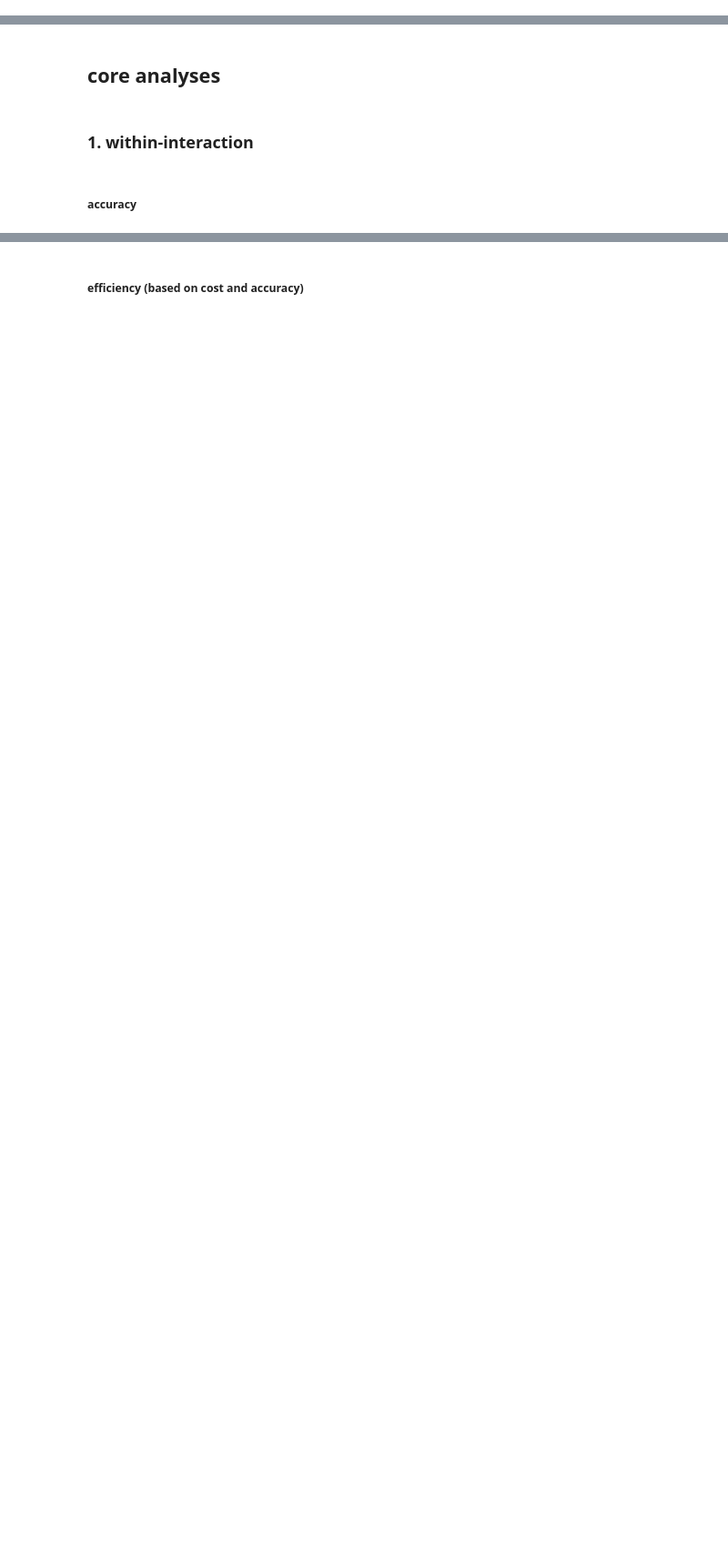
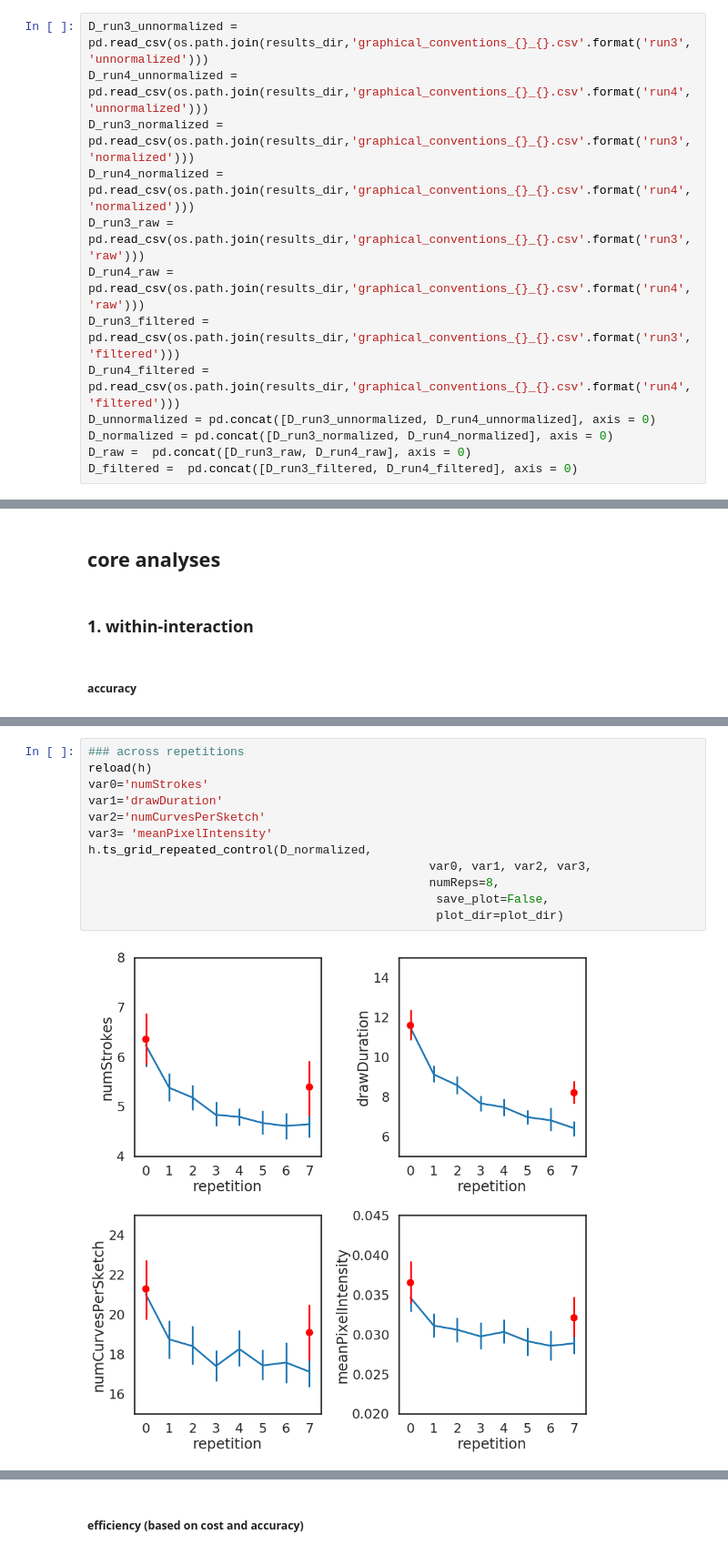
Before and after one commit to cogtoolslab/graphical_conventions_cogsci19, a Jupyter notebook: analysis/ipynb/megsano/analyze_data.ipynb, the cells around one changed output, grey strips where cells are left out. Shown at 91% size. Drawn from its saved outputs; the diff is of its cells as text; blank space fills up the shorter version.

```diff
--- a/analysis/ipynb/megsano/analyze_data.ipynb
+++ b/analysis/ipynb/megsano/analyze_data.ipynb
@@ -66,3 +64,16 @@ D = pd.read_csv(os.path.join(results_dir,'graphical_conventions.csv'))
+# %%
+D_run3_unnormalized = pd.read_csv(os.path.join(results_dir,'graphical_conventions_{}_{}.csv'.format('run3', 'unnormalized')))
+D_run4_unnormalized = pd.read_csv(os.path.join(results_dir,'graphical_conventions_{}_{}.csv'.format('run4', 'unnormalized')))
+D_run3_normalized = pd.read_csv(os.path.join(results_dir,'graphical_conventions_{}_{}.csv'.format('run3', 'normalized')))
+D_run4_normalized = pd.read_csv(os.path.join(results_dir,'graphical_conventions_{}_{}.csv'.format('run4', 'normalized')))
+D_run3_raw = pd.read_csv(os.path.join(results_dir,'graphical_conventions_{}_{}.csv'.format('run3', 'raw')))
+D_run4_raw = pd.read_csv(os.path.join(results_dir,'graphical_conventions_{}_{}.csv'.format('run4', 'raw')))
+D_run3_filtered = pd.read_csv(os.path.join(results_dir,'graphical_conventions_{}_{}.csv'.format('run3', 'filtered')))
+D_run4_filtered = pd.read_csv(os.path.join(results_dir,'graphical_conventions_{}_{}.csv'.format('run4', 'filtered')))
+D_unnormalized = pd.concat([D_run3_unnormalized, D_run4_unnormalized], axis = 0)
+D_normalized = pd.concat([D_run3_normalized, D_run4_normalized], axis = 0)
+D_raw =  pd.concat([D_run3_raw, D_run4_raw], axis = 0)
+D_filtered =  pd.concat([D_run3_filtered, D_run4_filtered], axis = 0)
 # %% [markdown]
 ### load sketch features + metadata
 # %%
@@ -102,0 +116,14 @@ h.plot_accuracy_reps(D)
+# %%
+### across repetitions
+reload(h)
+var0='numStrokes'
+var1='drawDuration'
+var2='numCurvesPerSketch'
+var3= 'meanPixelIntensity'
+h.ts_grid_repeated_control(D_normalized,
+                                                var0, var1, var2, var3,
+                                                numReps=8,
+                                                 save_plot=False,
+                                                 plot_dir=plot_dir)
+# %% [output]
+[figure, added]
```
Also changed, not shown: parts of 14 cells of this notebook, 2 other files.
